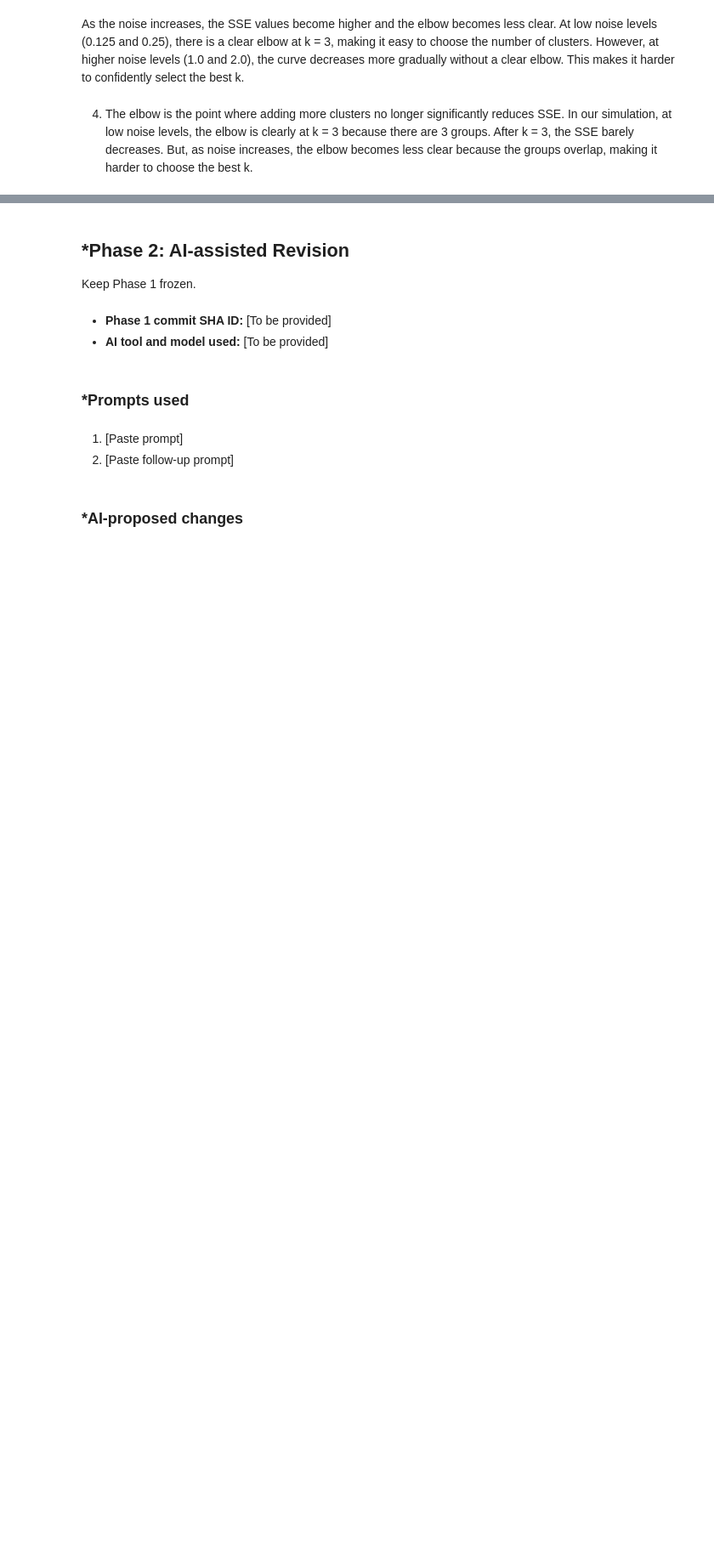
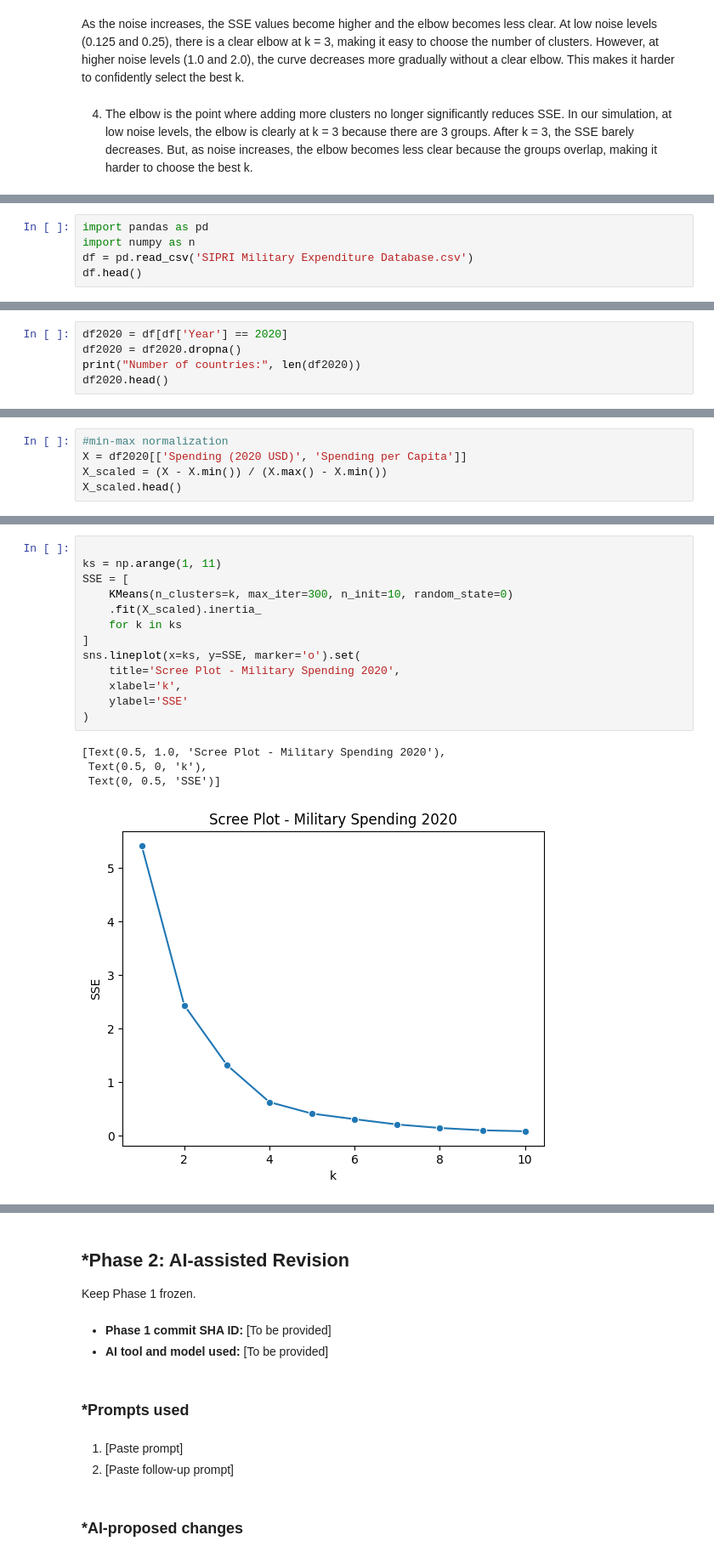
Before and after one commit to raffaellaalpaca-ai/A04-clustering, a Jupyter notebook: notebook.ipynb, the cells around one changed output, grey strips where cells are left out. Shown at 85% size. Drawn from its saved outputs; the diff is of its cells as text; blank space fills up the shorter version.

```diff
--- a/notebook.ipynb
+++ b/notebook.ipynb
@@ -216,0 +219,5 @@ As the noise increases, the SSE values become higher and the elbow becomes less
+# %%
+import pandas as pd
+import numpy as n
+df = pd.read_csv('SIPRI Military Expenditure Database.csv')
+df.head()
@@ -216,0 +231,5 @@ As the noise increases, the SSE values become higher and the elbow becomes less
+# %%
+df2020 = df[df['Year'] == 2020]
+df2020 = df2020.dropna()
+print("Number of countries:", len(df2020))
+df2020.head()
@@ -216,0 +266,5 @@ As the noise increases, the SSE values become higher and the elbow becomes less
+# %%
+#min-max normalization
+X = df2020[['Spending (2020 USD)', 'Spending per Capita']]
+X_scaled = (X - X.min()) / (X.max() - X.min())
+X_scaled.head()
@@ -216,0 +278,18 @@ As the noise increases, the SSE values become higher and the elbow becomes less
+# %%
+
+ks = np.arange(1, 11)
+SSE = [
+    KMeans(n_clusters=k, max_iter=300, n_init=10, random_state=0)
+    .fit(X_scaled).inertia_
+    for k in ks
+]
+sns.lineplot(x=ks, y=SSE, marker='o').set(
+    title='Scree Plot - Military Spending 2020',
+    xlabel='k',
+    ylabel='SSE'
+)
+# %% [output]
+[Text(0.5, 1.0, 'Scree Plot - Military Spending 2020'),
+ Text(0.5, 0, 'k'),
+ Text(0, 0.5, 'SSE')]
+[figure, added]
```
Also changed, not shown: parts of 8 cells of this notebook.
